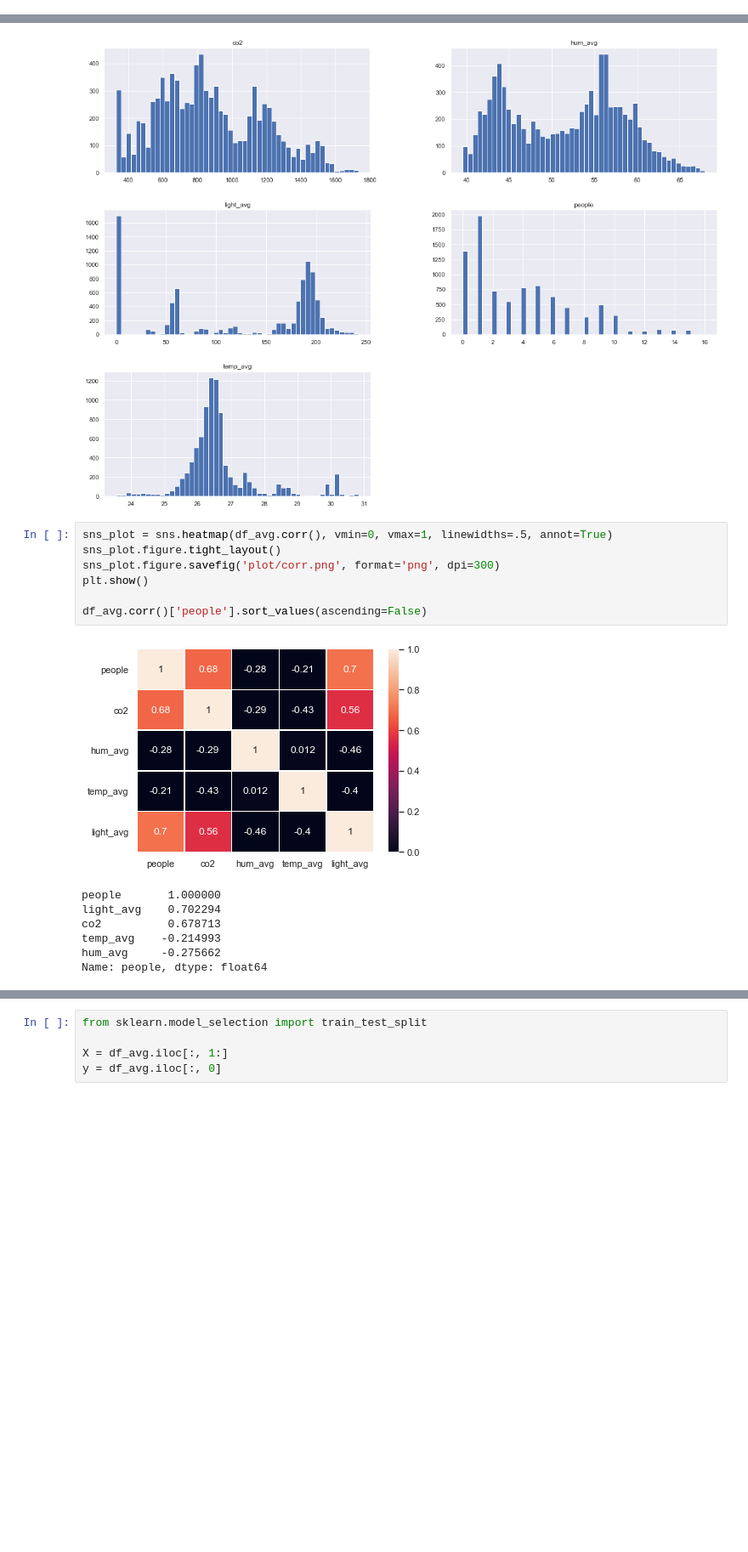
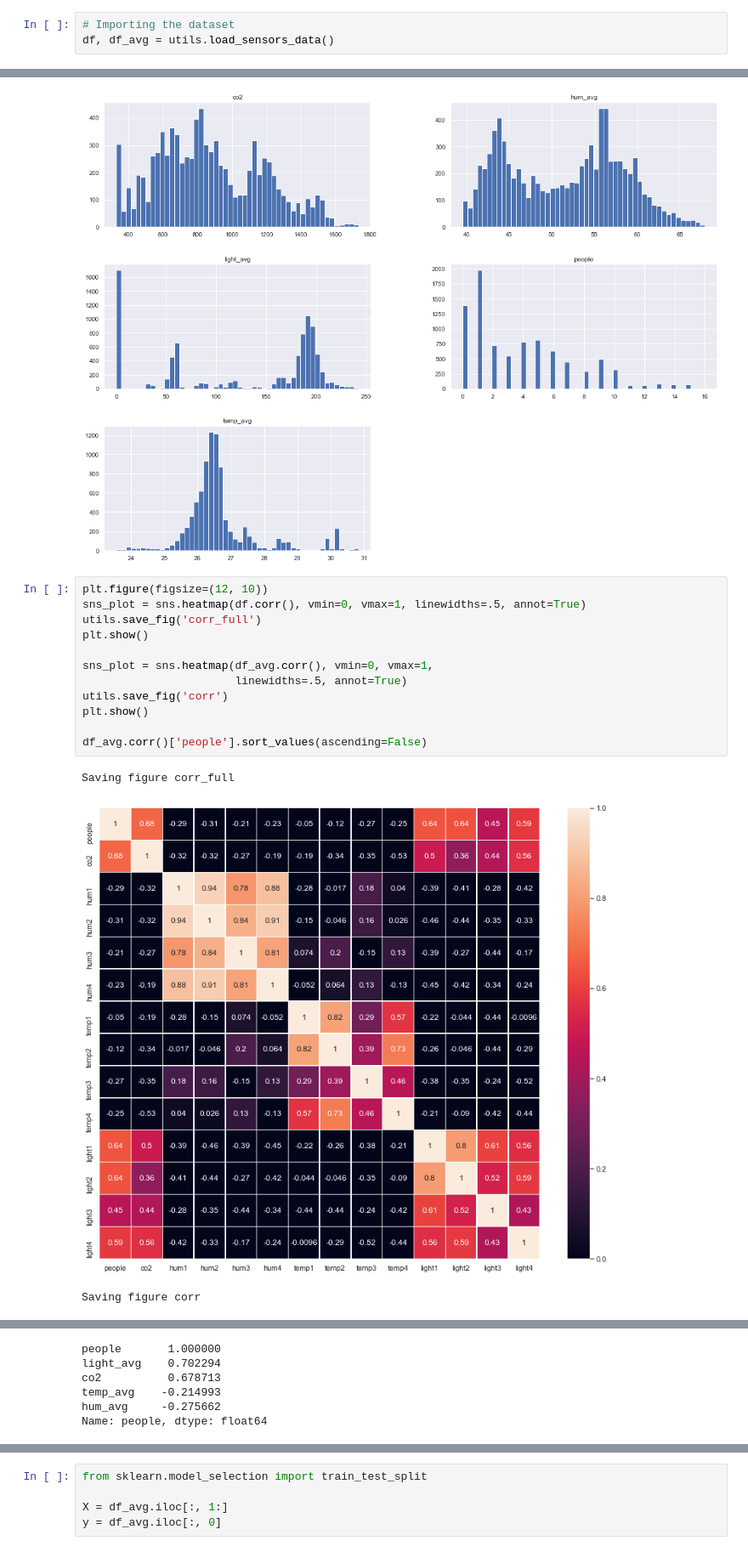
Before and after one commit to WhatTheFar/senior-proj-ai, a Jupyter notebook: eda_and_linear_model.ipynb, the cells around one changed output, grey strips where cells are left out. Shown at 85% size. Cells and saved outputs as stored; diff of their text form; blank space fills up the shorter version.

```diff
--- a/eda_and_linear_model.ipynb
+++ b/eda_and_linear_model.ipynb
@@ -99,0 +17,3 @@ df_avg.describe()
+# %%
+# Importing the dataset
+df, df_avg = utils.load_sensors_data()
@@ -103,17 +94,18 @@ plt.show()
 # %% [output]
 [figure]
 # %%
-sns_plot = sns.heatmap(df_avg.corr(), vmin=0, vmax=1, linewidths=.5, annot=True)
-sns_plot.figure.tight_layout()
-sns_plot.figure.savefig('plot/corr.png', format='png', dpi=300)
+plt.figure(figsize=(12, 10))
+sns_plot = sns.heatmap(df.corr(), vmin=0, vmax=1, linewidths=.5, annot=True)
+utils.save_fig('corr_full')
+plt.show()
+
+sns_plot = sns.heatmap(df_avg.corr(), vmin=0, vmax=1,
+                       linewidths=.5, annot=True)
+utils.save_fig('corr')
 plt.show()
 
 df_avg.corr()['people'].sort_values(ascending=False)
 # %% [output]
+Saving figure corr_full
-[figure, old version]
+[figure, new version]
-people       1.000000
-light_avg    0.702294
-co2          0.678713
-temp_avg    -0.214993
-hum_avg     -0.275662
-Name: people, dtype: float64
+Saving figure corr
@@ -120,3 +113,9 @@ Name: people, dtype: float64
+people       1.000000
+light_avg    0.702294
+co2          0.678713
+temp_avg    -0.214993
+hum_avg     -0.275662
+Name: people, dtype: float64
 # %%
 # from pandas.tools.plotting import scatter_matrix # For older versions of Pandas
 from pandas.plotting import scatter_matrix
```
Also changed, not shown: parts of 29 cells of this notebook.
